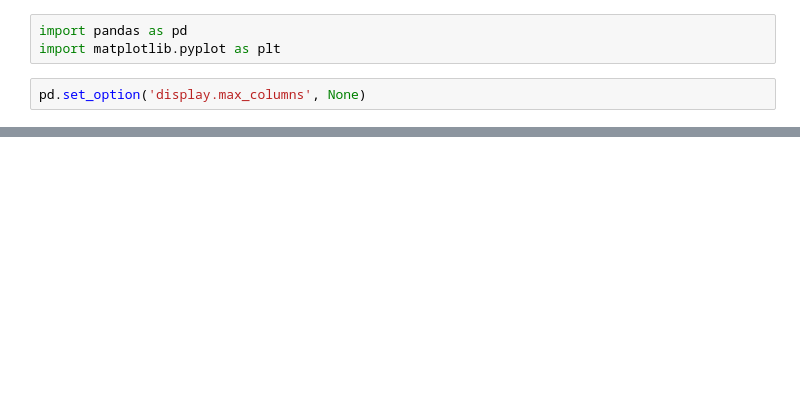
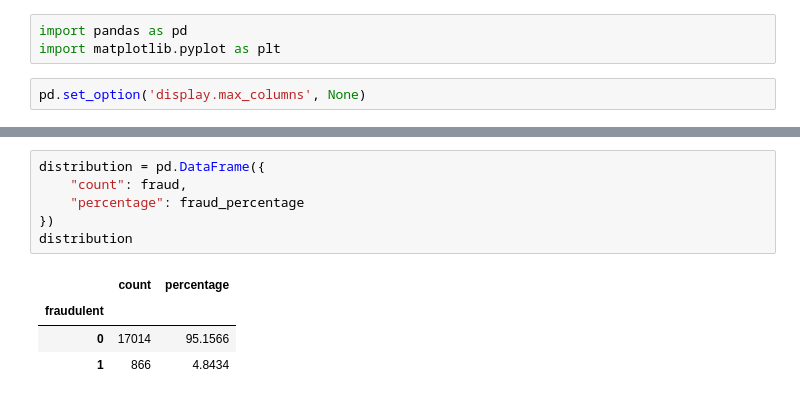
Before and after one commit to bhushan-1710/jobguard, a Jupyter notebook: notebooks/01_data_exploration.ipynb, the cells around one changed output, grey strips where cells are left out. Cells and saved outputs as stored; diff of their text form; blank space fills up the shorter version.

Commit message:
feat: complete initial data exploration

```diff
--- a/notebooks/01_data_exploration.ipynb
+++ b/notebooks/01_data_exploration.ipynb
@@ -9,0 +90,11 @@ FileNotFoundError: [Errno 2] No such file or directory: 'fake_job_postings.csv'
+# %%
+distribution = pd.DataFrame({
+    "count": fraud,
+    "percentage": fraud_percentage
+})
+distribution
+# %% [output]
+|  | count | percentage |
+| fraudulent |  |  |
+| 0 | 17014 | 95.1566 |
+| 1 | 866 | 4.8434 |
```
Also changed, not shown: parts of 9 cells of this notebook.
